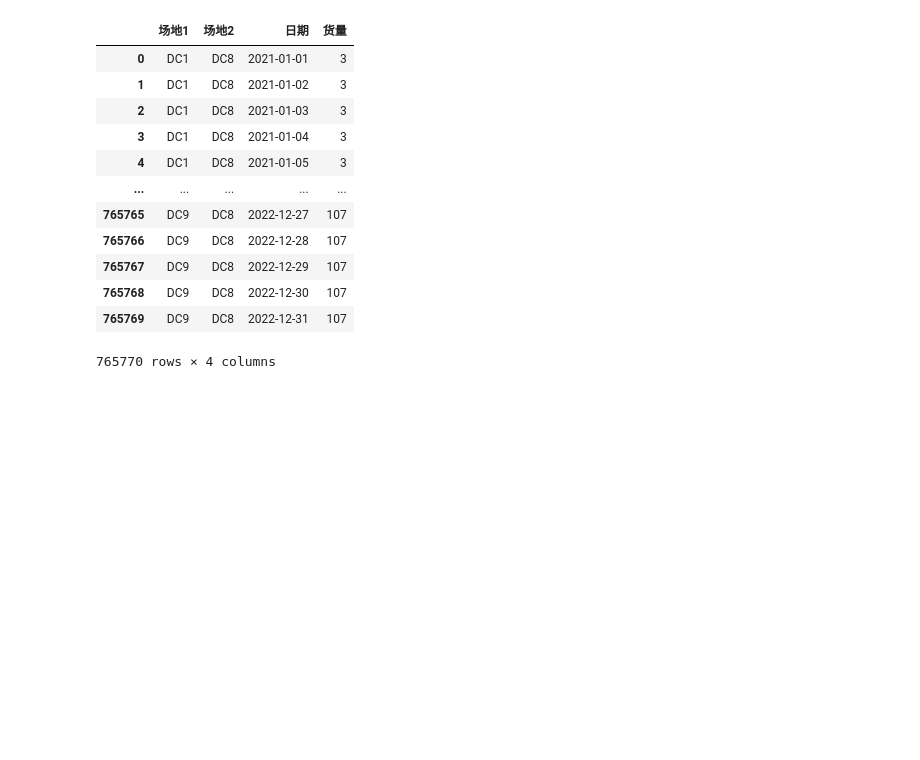
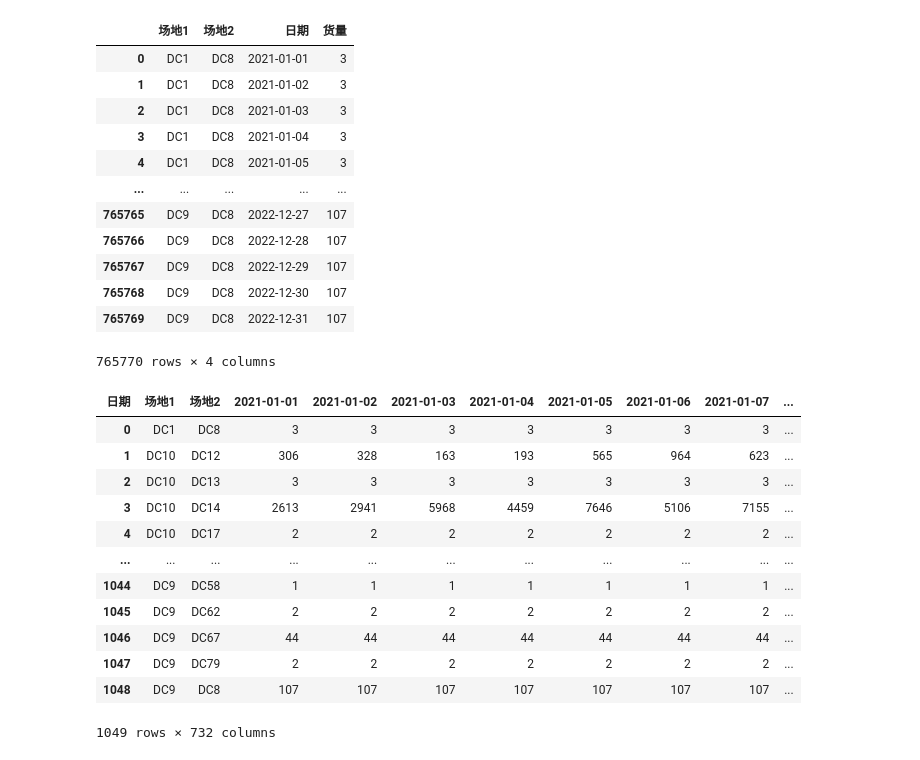
Before and after one commit to james-curtis/2023MathorCup-C, a Jupyter notebook: preprocess/数据填充.ipynb, the cells around one changed output. Cells and saved outputs as stored; diff of their text form; code cells hidden in the pictures; blank space fills up the shorter version.

```diff
--- a/preprocess/数据填充.ipynb
+++ b/preprocess/数据填充.ipynb
@@ -201,5 +201,23 @@ dtype: object
 | 765768 | DC9 | DC8 | 2022-12-30 | 107 |
 | 765769 | DC9 | DC8 | 2022-12-31 | 107 |
 765770 rows × 4 columns
+# %%
+# 使用 pivot_table 转换数据
+newExcelDf = pd.pivot_table(newExcelDf, values='货量', index=['场地1', '场地2'], columns='日期').reset_index()
+newExcelDf
+# %% [output]
+| 日期 | 场地1 | 场地2 | 2021-01-01 | 2021-01-02 | 2021-01-03 | 2021-01-04 | 2021-01-05 | 2021-01-06 | 2021-01-07 | ... |
+| 0 | DC1 | DC8 | 3 | 3 | 3 | 3 | 3 | 3 | 3 | ... |
+| 1 | DC10 | DC12 | 306 | 328 | 163 | 193 | 565 | 964 | 623 | ... |
+| 2 | DC10 | DC13 | 3 | 3 | 3 | 3 | 3 | 3 | 3 | ... |
+| 3 | DC10 | DC14 | 2613 | 2941 | 5968 | 4459 | 7646 | 5106 | 7155 | ... |
+| 4 | DC10 | DC17 | 2 | 2 | 2 | 2 | 2 | 2 | 2 | ... |
+| ... | ... | ... | ... | ... | ... | ... | ... | ... | ... | ... |
+| 1044 | DC9 | DC58 | 1 | 1 | 1 | 1 | 1 | 1 | 1 | ... |
+| 1045 | DC9 | DC62 | 2 | 2 | 2 | 2 | 2 | 2 | 2 | ... |
+| 1046 | DC9 | DC67 | 44 | 44 | 44 | 44 | 44 | 44 | 44 | ... |
+| 1047 | DC9 | DC79 | 2 | 2 | 2 | 2 | 2 | 2 | 2 | ... |
+| 1048 | DC9 | DC8 | 107 | 107 | 107 | 107 | 107 | 107 | 107 | ... |
+1049 rows × 732 columns
 # %%
 newExcelDf.to_excel('均值填充-物流网络历史货量数据.xlsx', index=False)
```
Also changed, not shown: 2 other files.
